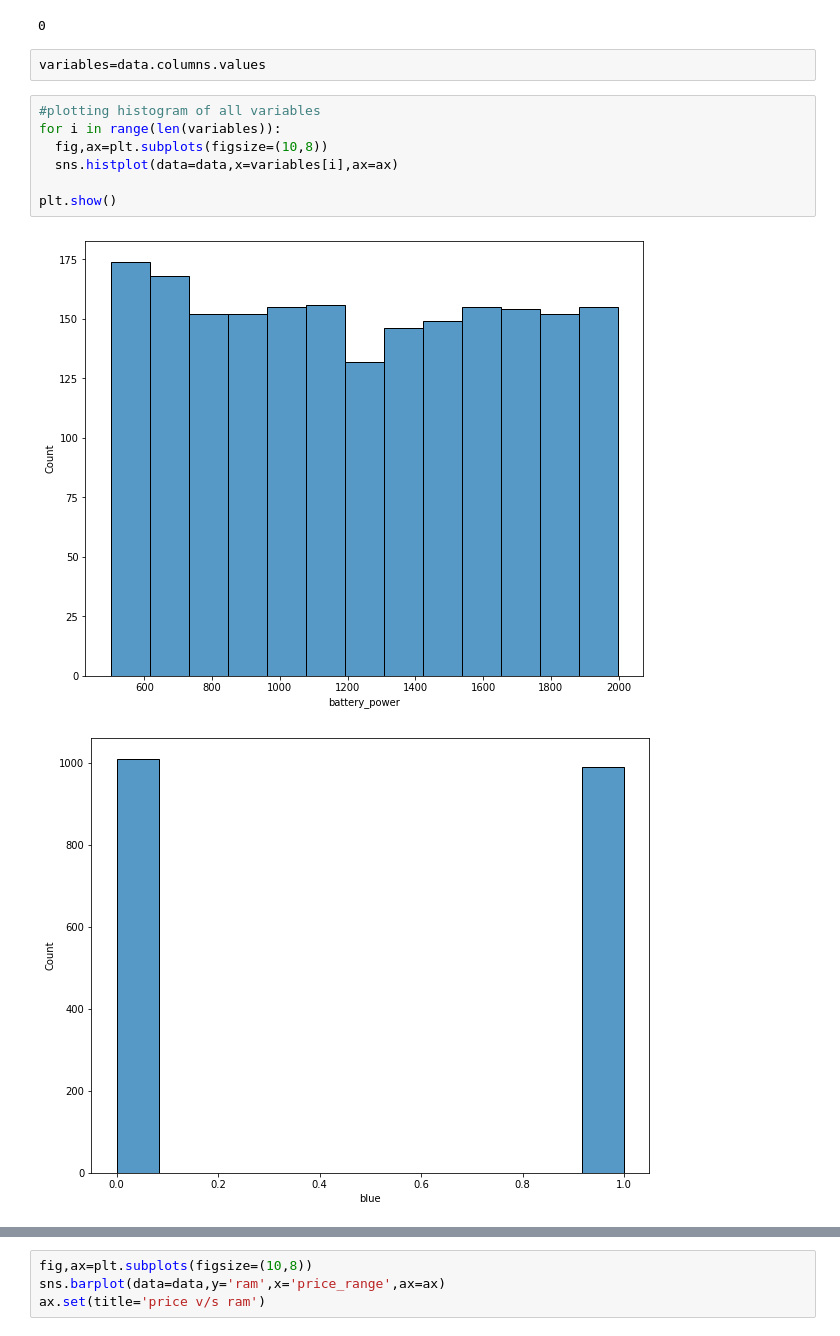
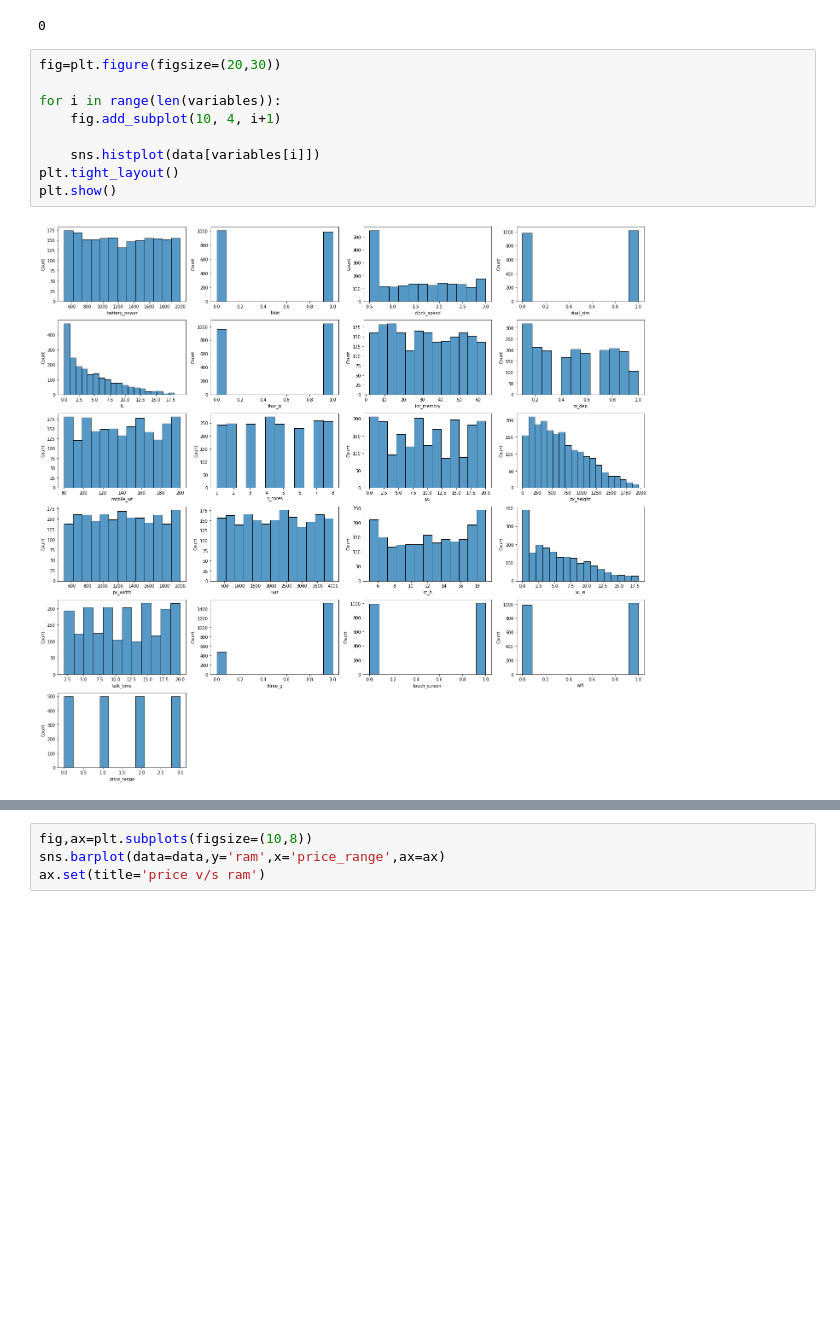
Before and after one commit to Ganeshwalimbe/Mobile-price-prediction, a Jupyter notebook: Mobile_price_prediction_capstone_project_3.ipynb, the cells around one changed output, grey strips where cells are left out. Saved outputs shown, nothing was run; the diff lists cells and outputs as text; blank space fills up the shorter version.

```diff
--- a/Mobile_price_prediction_capstone_project_3.ipynb
+++ b/Mobile_price_prediction_capstone_project_3.ipynb
@@ -138,15 +138,14 @@ dtype: int64
 data.duplicated().sum()
 # %% [output]
 0
-# %%
-variables=data.columns.values
 # %%
-#plotting histogram of all variables
+fig=plt.figure(figsize=(20,30))
+
 for i in range(len(variables)):
-  fig,ax=plt.subplots(figsize=(10,8))
-  sns.histplot(data=data,x=variables[i],ax=ax)
+    fig.add_subplot(10, 4, i+1)
 
+    sns.histplot(data[variables[i]])
+plt.tight_layout()
 plt.show()
 # %% [output]
-[figure, old version]
+[figure, new version]
-[figure, removed]
```
Also changed, not shown: parts of 11 cells of this notebook.
